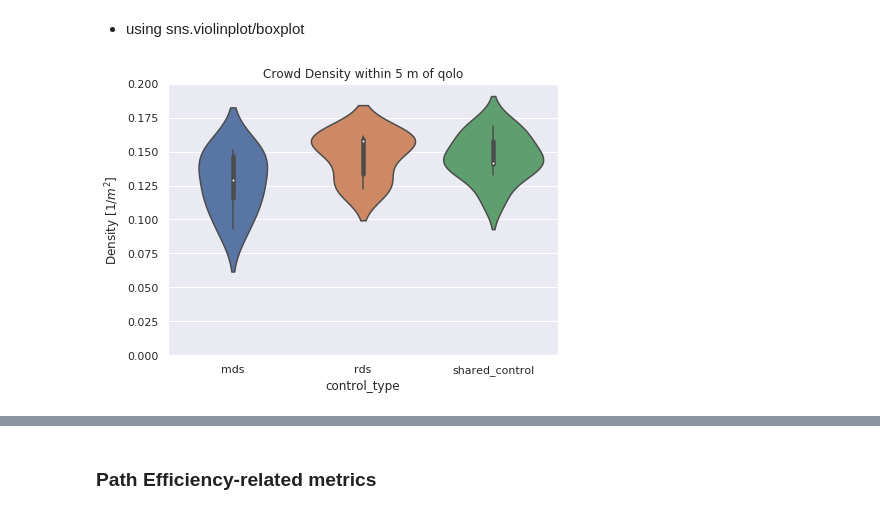
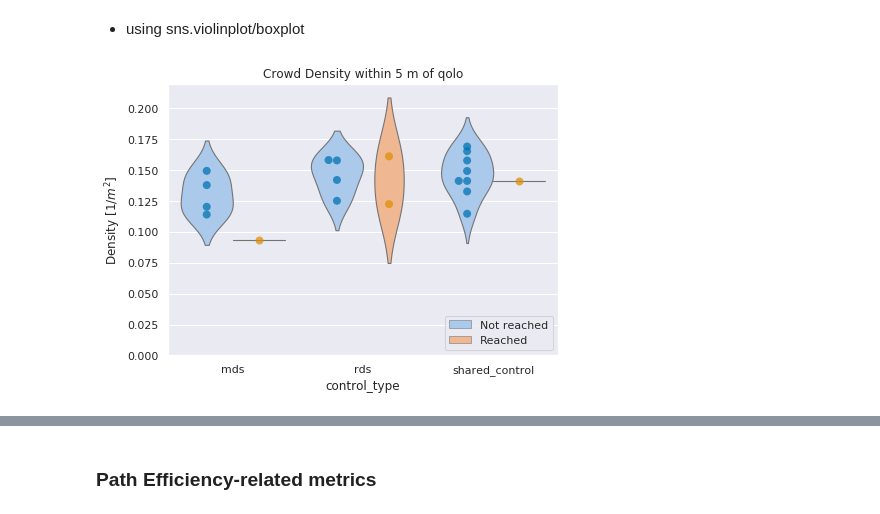
Before and after one commit to epfl-lasa/crowdbot-evaluation-tools, a Jupyter notebook: notebooks/comprehensive_eval.ipynb, the cells around one changed output, grey strips where cells are left out. Cells and saved outputs as stored; diff of their text form; code cells hidden in the pictures.

```diff
--- a/notebooks/comprehensive_eval.ipynb
+++ b/notebooks/comprehensive_eval.ipynb
@@ -16,6 +16,7 @@ import pandas as pd
 import matplotlib.pyplot as pp
 import seaborn as sns
 sns.set_theme()
+sns.set_context("paper", font_scale=1.2, rc={"lines.linewidth": 1.3})
 
 import sys, os, fnmatch
 # Importing Metrics Functions:
@@ -24,7 +25,7 @@ sys.path.append(os.path.join(os.path.dirname(sys.path[0]),'qolo'))
 
 from crowd_evaluation import *
 from crowdbot_data import CrowdBotData, CrowdBotDatabase
-from notebook_util import walk, boxplot
+from notebook_util import walk, violinplot, categorical_plot
 
 %matplotlib inline
 # %%
@@ -189,35 +202,60 @@ dtype: float32
 # %% [markdown]
 - using sns.violinplot/boxplot
 # %%
-fig, axes = plt.subplots(figsize=(7,5))
-
-boxplot(axes = axes,
-        df = crowd_metrics_df_,
-        metric = 'avg_crowd_density5',
-        catogory = 'control_type',
-        title = 'Crowd Density within 5 m of qolo',
-        ylabel = 'Density [1/$m^2$]',
-        ylim = [0.0, 0.2])
-
-
-fig2, axes2 = plt.subplots(figsize=(7,5))
-
-boxplot(axes = axes2,
-        df = crowd_metrics_df_,
-        metric = 'avg_crowd_density10',
-        catogory = 'control_type',
-        title = 'Crowd Density within 10 m of qolo',
-        ylabel = 'Density [1/$m^2$]',
-        ylim = [0.0, 0.15])
-
-fig3, axes3 = plt.subplots(figsize=(7,5))
-
-boxplot(axes = axes3,
-        df = crowd_metrics_df_,
+"""
+# original
+violinplot(axes = axes3,
+        df = crowd_metrics_df,
         metric = 'avg_min_dist',
         catogory = 'control_type',
         title = 'Min. Distance of Pedestrain from qolo',
         ylabel = 'Distance [m]',
         ylim = [0.0, 3.0])
+"""
+
+
+fig, axes = plt.subplots(figsize=(7, 5))
+
+categorical_plot(
+    axes=axes,
+    df=crowd_metrics_df,
+    metric='avg_crowd_density5',
+    catogory='control_type',
+    title='Crowd Density within 5 m of qolo',
+    ylabel='Density [1/$m^2$]',
+    ylim=[0.0, 0.22],
+    group='goal_reached',
+    lgd_labels=['Not reached', 'Reached'],
+)
+
+"""
+fig2, axes2 = plt.subplots(figsize=(7, 5))
+
+categorical_plot(
+    axes=axes2,
+    df=crowd_metrics_df,
+    metric='avg_crowd_density10',
+    catogory='control_type',
+    title='Crowd Density within 10 m of qolo',
+    ylabel='Density [1/$m^2$]',
+    ylim=[0.0, 0.15],
+    group='goal_reached',
+    lgd_labels=['Not reached', 'Reached'],
+)
+"""
+
+fig3, axes3 = plt.subplots(figsize=(7, 5))
+
+categorical_plot(
+    axes=axes3,
+    df=crowd_metrics_df,
+    metric='avg_min_dist',
+    catogory='control_type',
+    title='Min. Distance of Pedestrain from qolo',
+    ylabel='Distance [m]',
+    ylim=[0.0, 2.0],
+    group='goal_reached',
+    lgd_labels=['Not reached', 'Reached'],
+)
 # %% [output]
-[figure, old version]
+[figure, new version]
```
Also changed, not shown: parts of 12 cells of this notebook.
